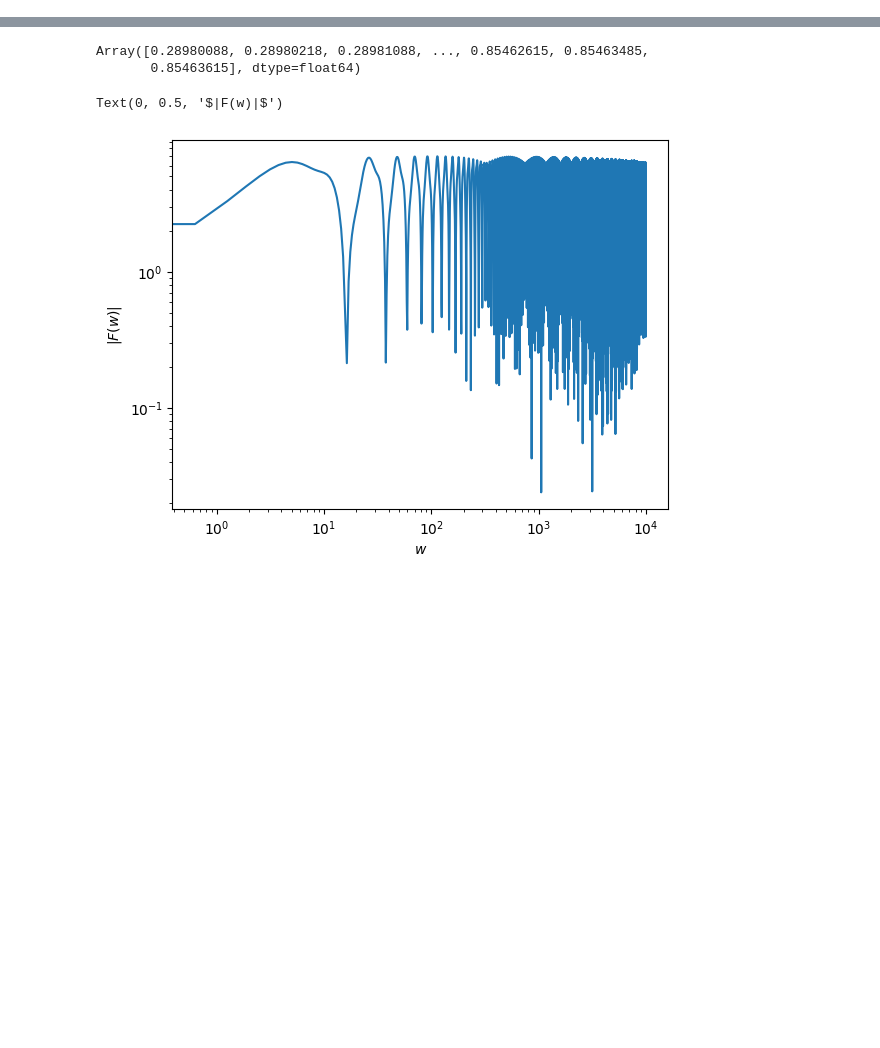
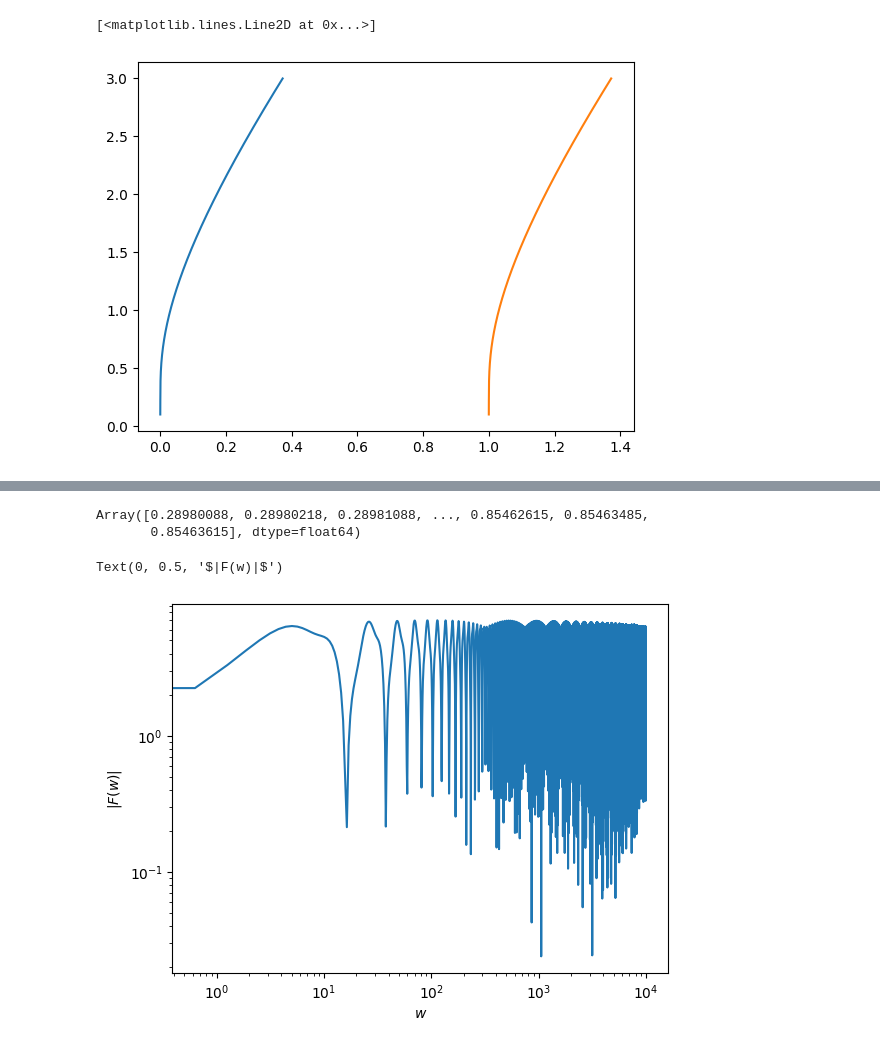
Before and after one commit to mhycheung/glworia, a Jupyter notebook: Lens_amp.ipynb, the cells around one changed output, grey strips where cells are left out. Drawn from its saved outputs; the diff is of its cells as text; code cells hidden in the pictures; blank space fills up the shorter version.

```diff
--- a/Lens_amp.ipynb
+++ b/Lens_amp.ipynb
@@ -19,0 +20,5 @@ T_funcs, helper_funcs = amplification_computation_prep(Psi_plummer)
+# %%
+crit_curve_helper_funcs = make_crit_curve_helper_func(T_funcs)
+# %%
+param_arr = jnp.linspace(0.1, 3.0, 10000)
+y_crit = get_crit_curve_1D(param_arr, T_funcs, crit_curve_helper_funcs, x_hi = 100.)
@@ -19,0 +27,6 @@ T_funcs, helper_funcs = amplification_computation_prep(Psi_plummer)
+# %%
+plt.plot(y_crit, param_arr)
+plt.plot(y_crit + 1.0, param_arr)
+# %% [output]
+[<matplotlib.lines.Line2D at 0x...>]
+[figure, added]
```
Also changed, not shown: parts of 6 cells of this notebook, 22 other files.
